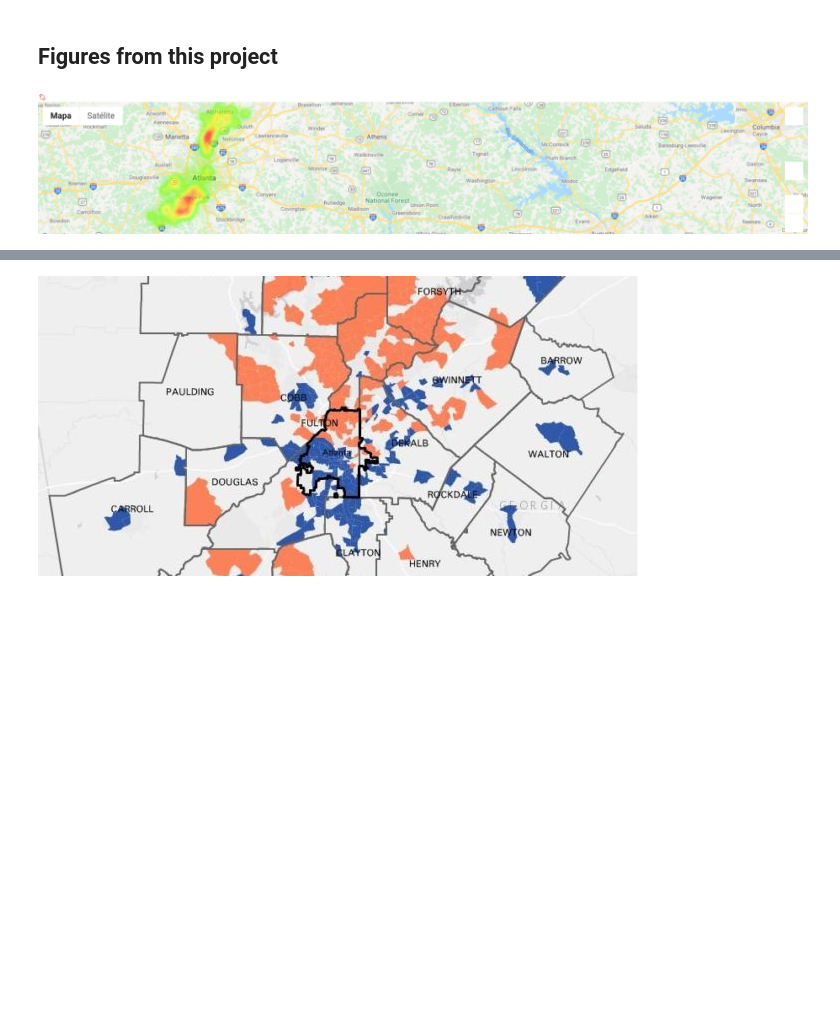
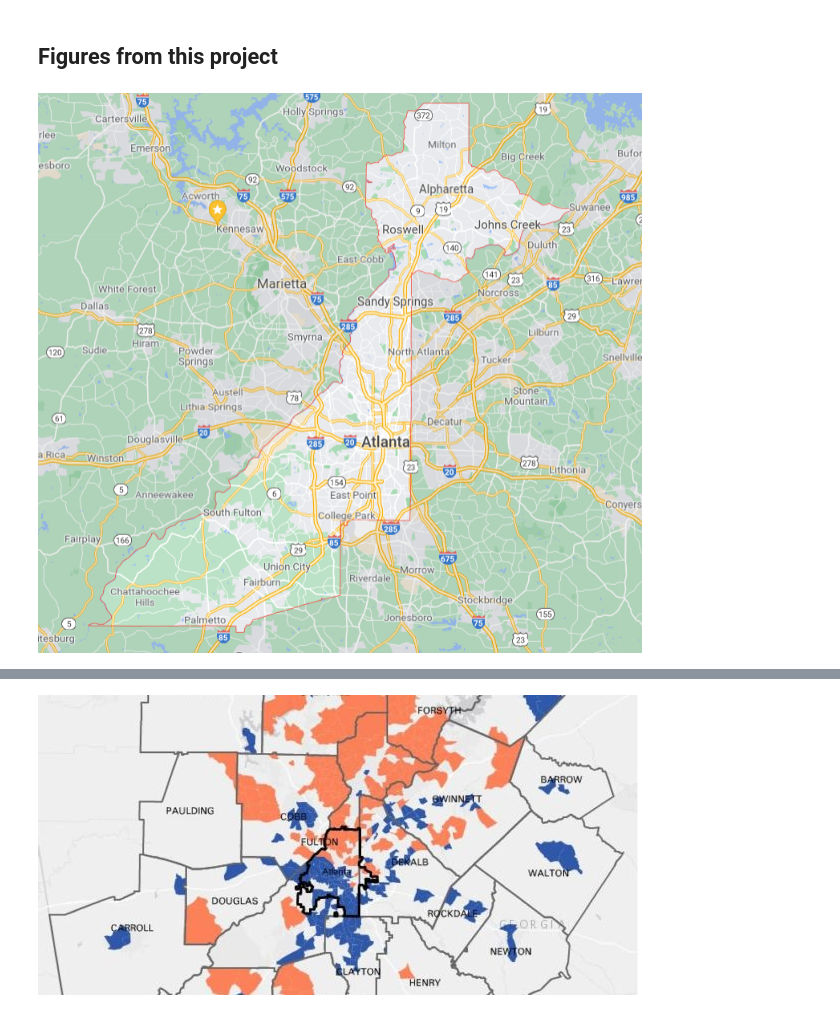
Before and after one commit to jcummingsutk/fulton_county_ERA_applications, a Jupyter notebook: notebook.ipynb, the cells around one changed output, grey strips where cells are left out. Drawn from its saved outputs; the diff is of its cells as text; code cells hidden in the pictures; blank space fills up the shorter version.

```diff
--- a/notebook.ipynb
+++ b/notebook.ipynb
@@ -36,7 +36,8 @@ I had planned on making these classifiers available publicly through a flask app
 # %% [markdown]
  ## Figures from this project
-# %%
-from IPython.display import Image
-Image(filename='img/heatmap.png')
-# %% [output]
-[figure, removed]
+# %%
+#Picture of fulton county, for reference
+from IPython.display import Image
+Image(filename='img/fulton.png')
+# %% [output]
+[figure, added]
```
Also changed, not shown: parts of 3 cells of this notebook, 2 other files.
